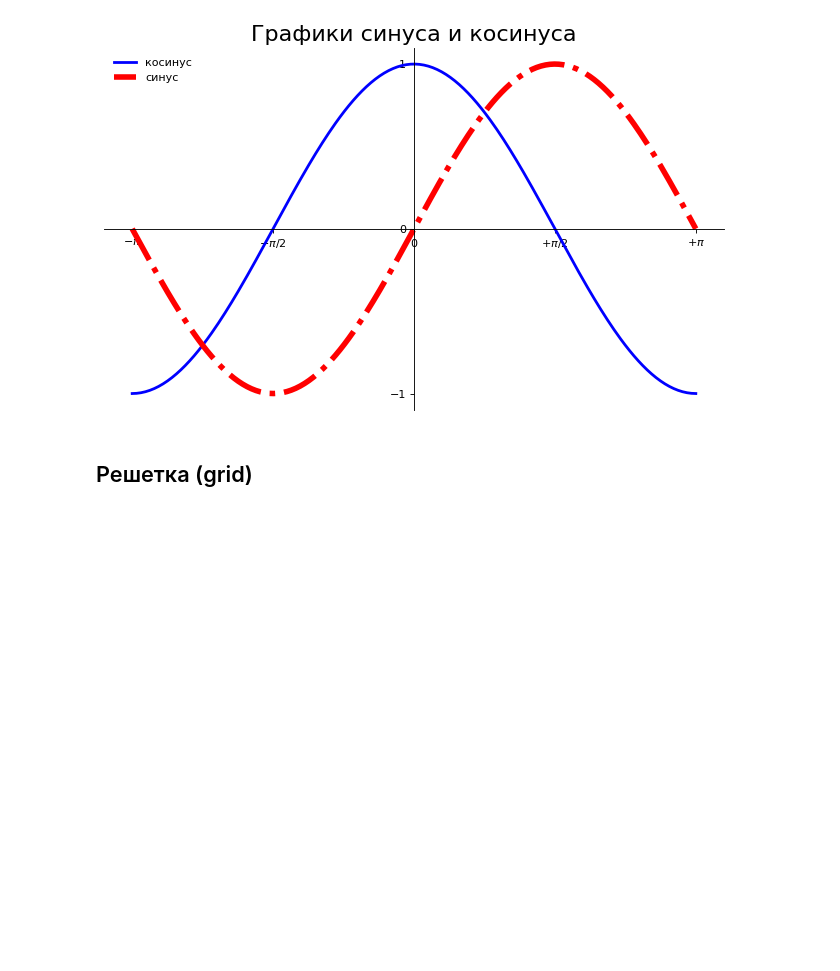
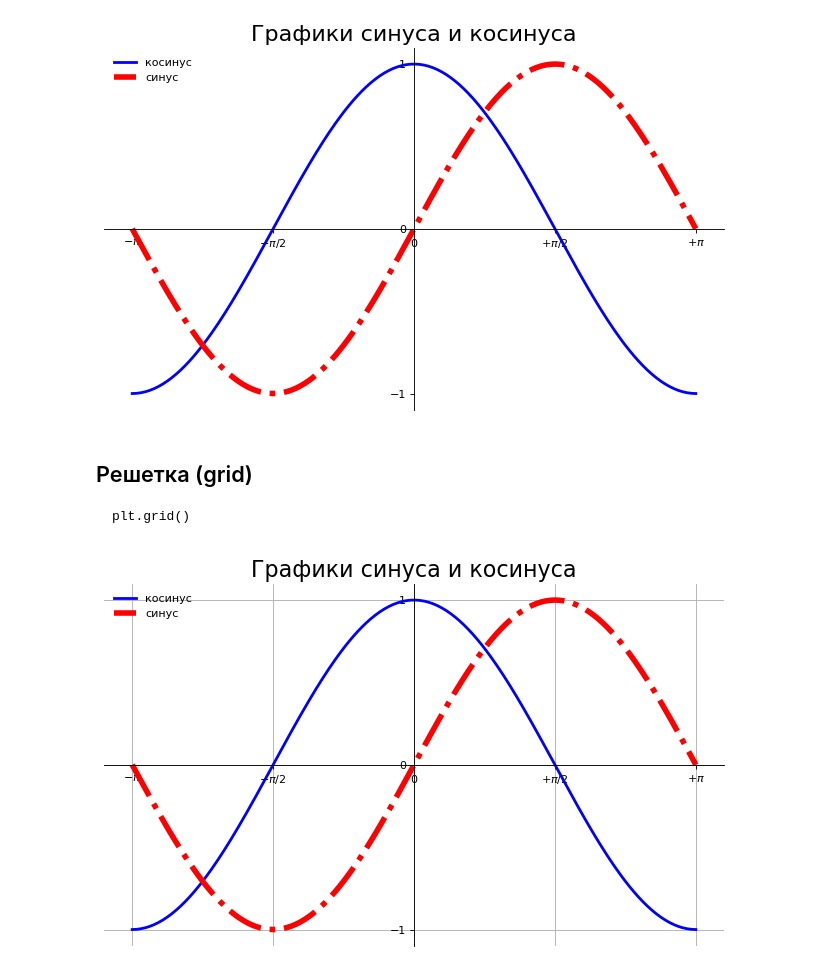
Before and after one commit to tatyderb/m2020, a Jupyter notebook: 1_visualization/1_simple_plot.ipynb, the cells around one changed output. Cells and saved outputs as stored; diff of their text form; code cells hidden in the pictures; blank space fills up the shorter version.

````diff
--- a/1_visualization/1_simple_plot.ipynb
+++ b/1_visualization/1_simple_plot.ipynb
@@ -392,6 +396,10 @@ plt.show()
 [figure]
 # %% [markdown]
 ## Решетка (grid)
+
+```
+plt.grid()
+```
 # %%
 import matplotlib.pyplot as plt
 import numpy as np
@@ -402,30 +410,33 @@ CY, SY = np.cos(X), np.sin(X)                      # векторы Y коорд
 plt.figure(figsize=(10,6), dpi=80)   # размер фигуры 10 к 6, более горизонтальная
 plt.title("Графики синуса и косинуса", fontsize=20)
 
 # диапазон по х и у
 plt.xlim(X.min()*1.1, X.max()*1.1)
 plt.ylim(CY.min()*1.1, CY.max()*1.1)
 
 # ставим черточки на осях
 plt.xticks( [-np.pi, -np.pi/2, 0, np.pi/2, np.pi])
 plt.yticks([-1, 0, +1])
 
 # подписи с pi на оси Х
 plt.xticks([-np.pi, -np.pi/2, 0, np.pi/2, np.pi], [r'$-\pi$', r'$-\pi/2$', r'$0$', r'$+\pi/2$', r'$+\pi$'])
 
 # Передвигаем оси так, чтобы они шли через (0,0)
 ax = plt.gca()                          # взять оси графика
 ax.spines['right'].set_color('none')    # сделать ось right невидимой
 ax.spines['top'].set_color('none')      # сделать ось top невидимой
 ax.xaxis.set_ticks_position('bottom')   # взять черточки для осих Х с оси bottom
 ax.spines['bottom'].set_position(('data',0))  # поставись ось bottom в точку 0
 ax.yaxis.set_ticks_position('left')     # взять черточки для осих Y с оси left
 ax.spines['left'].set_position(('data',0))    # поставись ось left в точку 0
 
 plt.plot(X, CY, color="blue", linewidth=2.5, linestyle="-", label="косинус")
 plt.plot(X, SY, color="red",  linewidth=5, linestyle="-.", label="синус")
 
 # рисуем легенду в левом верхнем углу без рамочки
 plt.legend(loc='upper left', frameon=False)
+plt.grid()
 
 plt.show()
+# %% [output]
+[figure, added]
````
Also changed, not shown: parts of 9 cells of this notebook, 1 other file.
